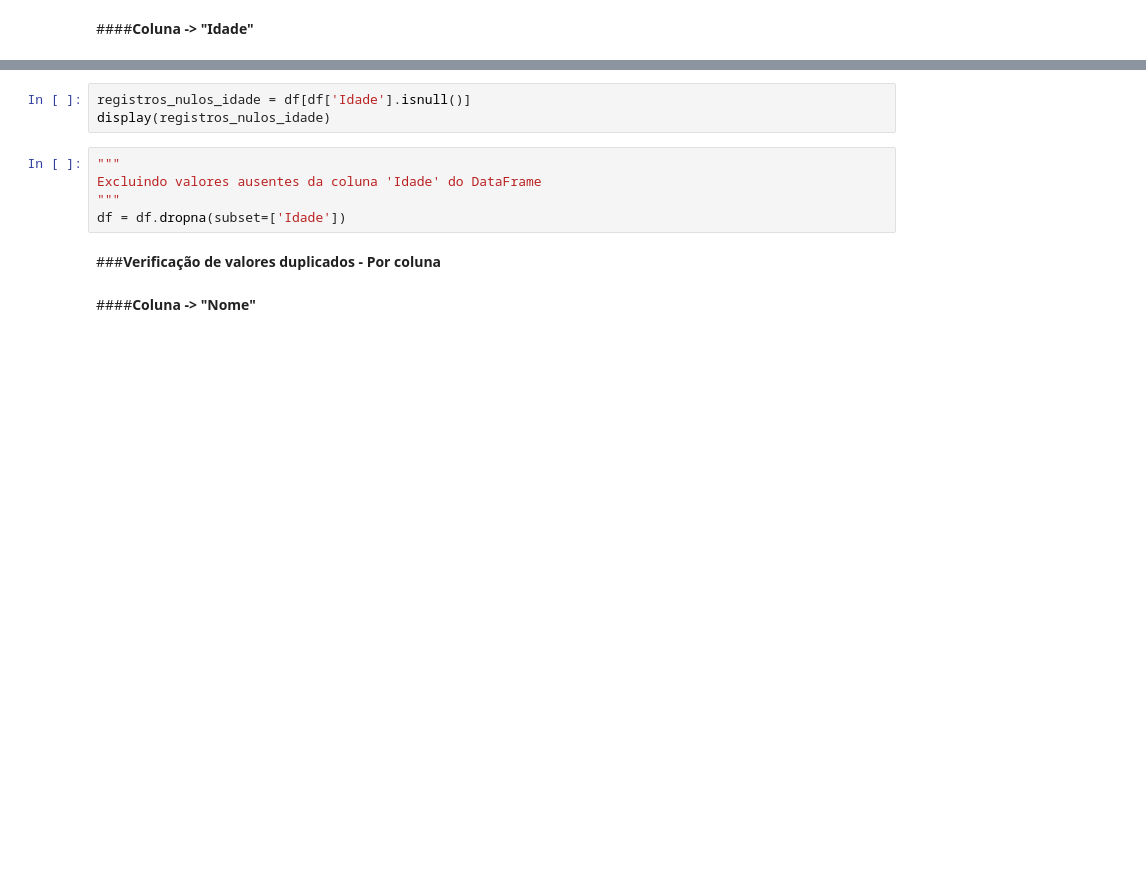
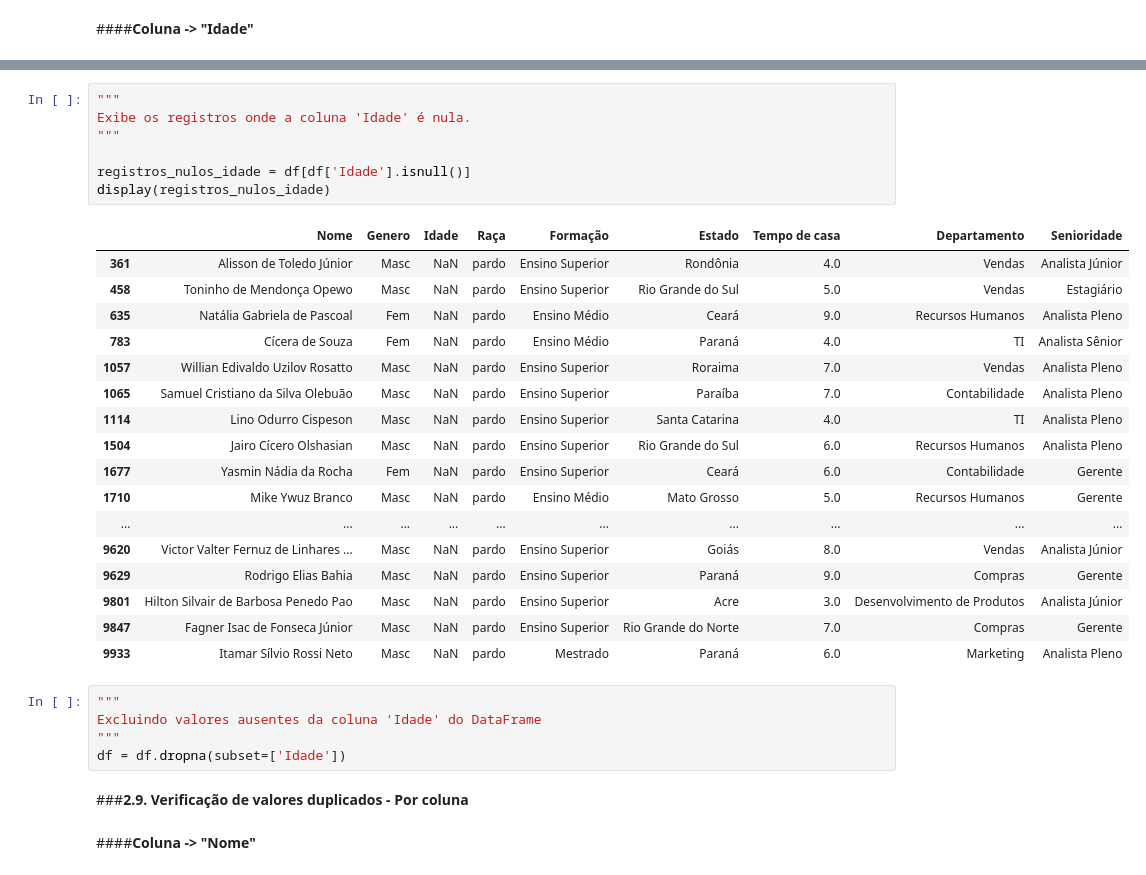
Before and after one commit to tiagotff/Hackathon_AdaHack_2024_Corp_Solutions, a Jupyter notebook: Hackathon_ADA_2024_versao_parcial_1_Tiago_13_04_2024.ipynb, the cells around one changed output, grey strips where cells are left out. Saved outputs shown, nothing was run; the diff lists cells and outputs as text; blank space fills up the shorter version.

```diff
--- a/Hackathon_ADA_2024_versao_parcial_1_Tiago_13_04_2024.ipynb
+++ b/Hackathon_ADA_2024_versao_parcial_1_Tiago_13_04_2024.ipynb
@@ -256,13 +406,35 @@ df['Idade'].isnull().sum()
 # %%
+"""
+Exibe os registros onde a coluna 'Idade' é nula.
+"""
+
 registros_nulos_idade = df[df['Idade'].isnull()]
 display(registros_nulos_idade)
+# %% [output]
+|  | Nome | Genero | Idade | Raça | Formação | Estado | Tempo de casa | Departamento | Senioridade |
+| 361 | Alisson de Toledo Júnior | Masc | NaN | pardo | Ensino Superior | Rondônia | 4.0 | Vendas | Analista Júnior |
+| 458 | Toninho de Mendonça Opewo | Masc | NaN | pardo | Ensino Superior | Rio Grande do Sul | 5.0 | Vendas | Estagiário |
+| 635 | Natália Gabriela de Pascoal | Fem | NaN | pardo | Ensino Médio | Ceará | 9.0 | Recursos Humanos | Analista Pleno |
+| 783 | Cícera de Souza | Fem | NaN | pardo | Ensino Médio | Paraná | 4.0 | TI | Analista Sênior |
+| 1057 | Willian Edivaldo Uzilov Rosatto | Masc | NaN | pardo | Ensino Superior | Roraima | 7.0 | Vendas | Analista Pleno |
+| 1065 | Samuel Cristiano da Silva Olebuão | Masc | NaN | pardo | Ensino Superior | Paraíba | 7.0 | Contabilidade | Analista Pleno |
+| 1114 | Lino Odurro Cispeson | Masc | NaN | pardo | Ensino Superior | Santa Catarina | 4.0 | TI | Analista Pleno |
+| 1504 | Jairo Cícero Olshasian | Masc | NaN | pardo | Ensino Superior | Rio Grande do Sul | 6.0 | Recursos Humanos | Analista Pleno |
+| 1677 | Yasmin Nádia da Rocha | Fem | NaN | pardo | Ensino Superior | Ceará | 6.0 | Contabilidade | Gerente |
+| 1710 | Mike Ywuz Branco | Masc | NaN | pardo | Ensino Médio | Mato Grosso | 5.0 | Recursos Humanos | Gerente |
+| ... | ... | ... | ... | ... | ... | ... | ... | ... | ... |
+| 9620 | Victor Valter Fernuz de Linhares ... | Masc | NaN | pardo | Ensino Superior | Goiás | 8.0 | Vendas | Analista Júnior |
+| 9629 | Rodrigo Elias Bahia | Masc | NaN | pardo | Ensino Superior | Paraná | 9.0 | Compras | Gerente |
+| 9801 | Hilton Silvair de Barbosa Penedo Pao | Masc | NaN | pardo | Ensino Superior | Acre | 3.0 | Desenvolvimento de Produtos | Analista Júnior |
+| 9847 | Fagner Isac de Fonseca Júnior | Masc | NaN | pardo | Ensino Superior | Rio Grande do Norte | 7.0 | Compras | Gerente |
+| 9933 | Itamar Sílvio Rossi Neto | Masc | NaN | pardo | Mestrado | Paraná | 6.0 | Marketing | Analista Pleno |
 # %%
 """
 Excluindo valores ausentes da coluna 'Idade' do DataFrame
 """
 df = df.dropna(subset=['Idade'])
 # %% [markdown]
-###**Verificação de valores duplicados - Por coluna**
+###**2.9. Verificação de valores duplicados - Por coluna**
 # %% [markdown]
 ####**Coluna -> "Nome"**
 # %%
```
Also changed, not shown: parts of 59 cells of this notebook.
